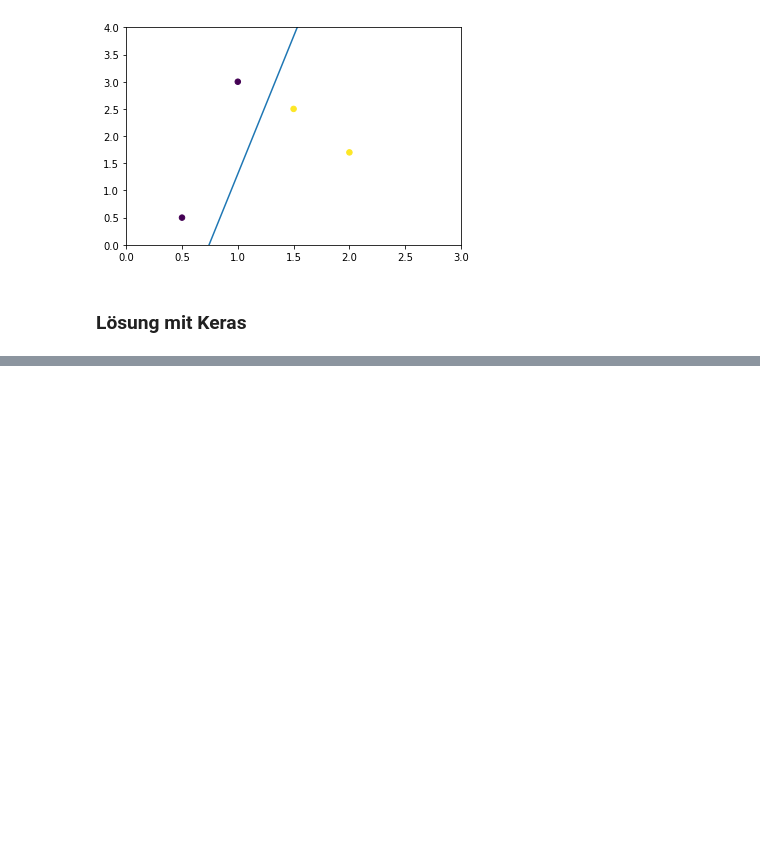
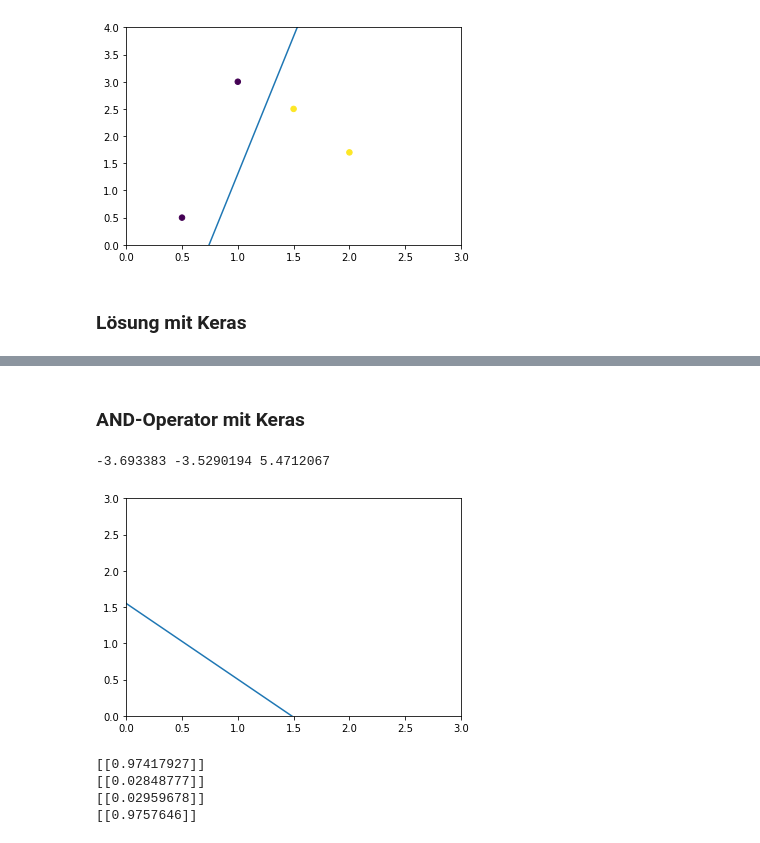
Before and after one commit to ktheu/KursNotebooks, a Jupyter notebook: 804_nn-0H-4Punkte.ipynb, the cells around one changed output, grey strips where cells are left out. Saved outputs shown, nothing was run; the diff lists cells and outputs as text; code cells hidden in the pictures; blank space fills up the shorter version.

```diff
--- a/804_nn-0H-4Punkte.ipynb
+++ b/804_nn-0H-4Punkte.ipynb
@@ -206,0 +223,53 @@ showline(plist,w1,w2,b)
+# %%
+def get_x2(x1,w1,w2,b):
+    return -(w1*x1+b)/w2
+
+def showline1(w1,w2,b):
+    plt.plot([0,3],[get_x2(0,w1,w2,b),get_x2(3,w1,w2,b)])
+    plt.axis([0, 3, 0, 3])
+    plt.show()
+# %% [markdown]
+### AND-Operator mit Keras
+# %%
+import numpy as np
+from keras import Sequential, optimizers
+from keras.layers import Dense, Activation
+
+x_train = np.array([[0.0, 0.0],[0.0, 1.0],[1.0, 0.0],[1.0, 1.0]])
+y_train = np.array([[1.],[1.], [1.], [0.]])
+model  = Sequential()
+model.add(Dense(1,input_dim=2))
+model.add(Activation('sigmoid'))
+model.compile(optimizer=sgd,loss='binary_crossentropy',metrics=['accuracy'])
+model.fit(x_train,y_train,epochs=300, verbose = 0)
+
+weights = model.layers[0].get_weights()
+w1, w2, b = weights[0][0][0], weights[0][1][0], weights[1][0]
+print(w1, w2, b)
+showline1(w1,w2,b)
+# %% [output]
+-3.693383 -3.5290194 5.4712067
+[figure, added]
+# %%
+import numpy as np
+from keras import Sequential, optimizers
+from keras.layers import Dense, Activation
+
+x_train = np.array([[0.0, 0.0],[0.0, 1.0],[1.0, 0.0],[1.0, 1.0]])
+y_train = np.array([[1.],[0.], [0.], [1.]])
+model  = Sequential()
+model.add(Dense(2,input_dim=2))
+model.add(Activation('sigmoid'))
+model.add(Dense(1))
+model.add(Activation('sigmoid'))
+model.compile(optimizer=sgd,loss='binary_crossentropy',metrics=['accuracy'])
+model.fit(x_train,y_train,epochs=500, verbose = 0)
+
+for i in range(len(x_train)):
+    x = x_train[i].reshape(1,2)
+    print(model.predict(x))
+# %% [output]
+[[0.97417927]]
+[[0.02848777]]
+[[0.02959678]]
+[[0.9757646]]
```
Also changed, not shown: parts of 11 cells of this notebook, 54 other files.
